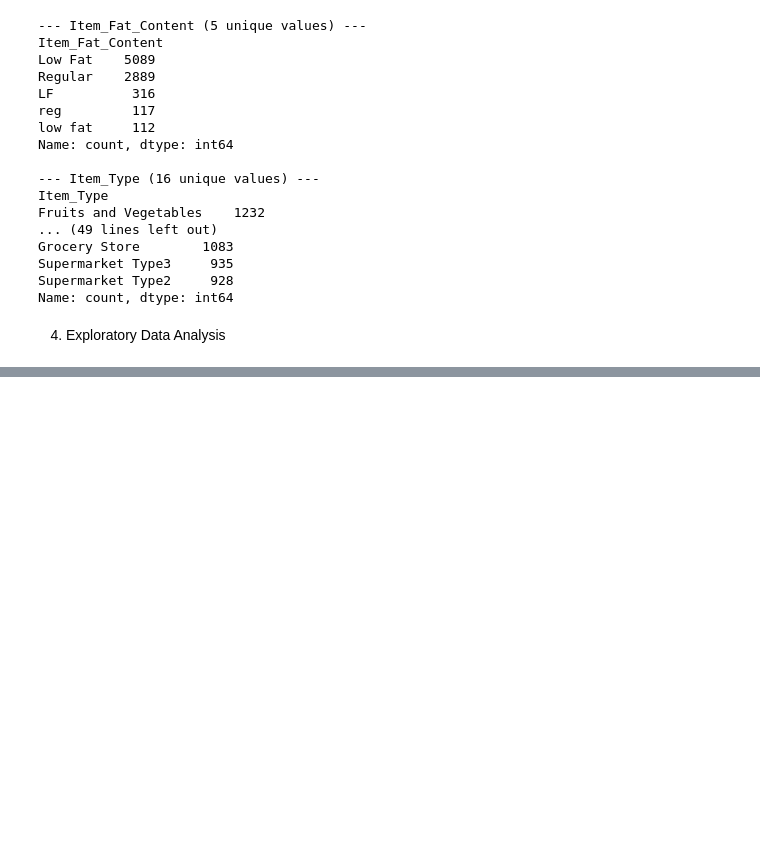
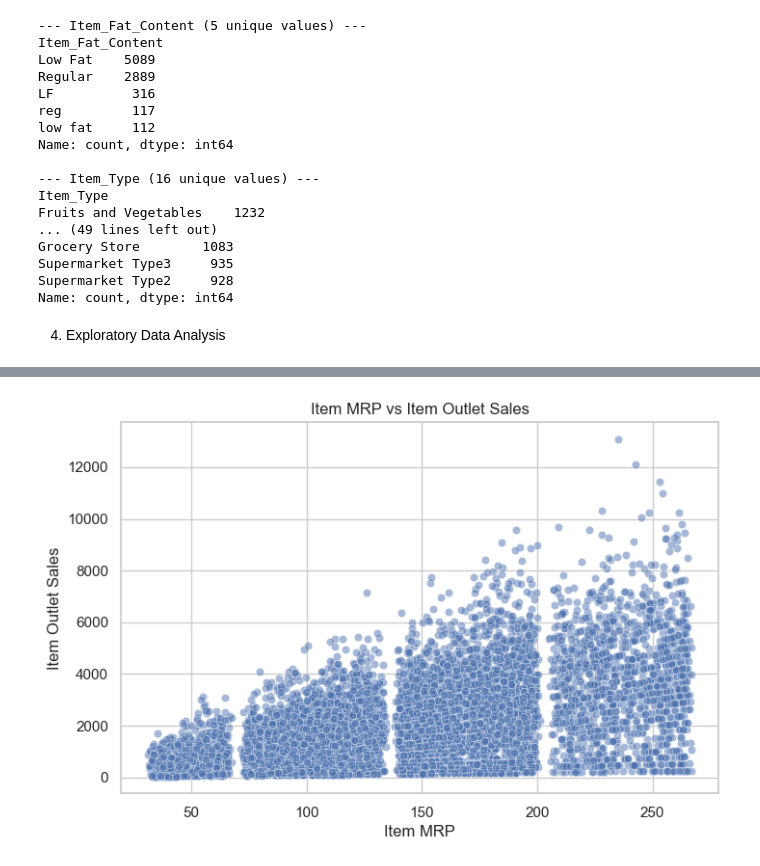
Before and after one commit to VjUdbhav/BigMart-Sales-Prediction, a Jupyter notebook: BigMart_Sales_Prediction.ipynb, the cells around one changed output, grey strips where cells are left out. Cells and saved outputs as stored; diff of their text form; code cells hidden in the pictures; blank space fills up the shorter version.

```diff
--- a/BigMart_Sales_Prediction.ipynb
+++ b/BigMart_Sales_Prediction.ipynb
@@ -141,0 +168,11 @@ Name: count, dtype: int64
+# %%
+#Item mrp vs sales
+
+plt.figure(figsize=(8, 5))
+sns.scatterplot(x=train["Item_MRP"], y=train["Item_Outlet_Sales"], alpha=0.5)
+plt.title("Item MRP vs Item Outlet Sales")
+plt.xlabel("Item MRP")
+plt.ylabel("Item Outlet Sales")
+plt.show()
+# %% [output]
+[figure, added]
```
Also changed, not shown: parts of 7 cells of this notebook.
